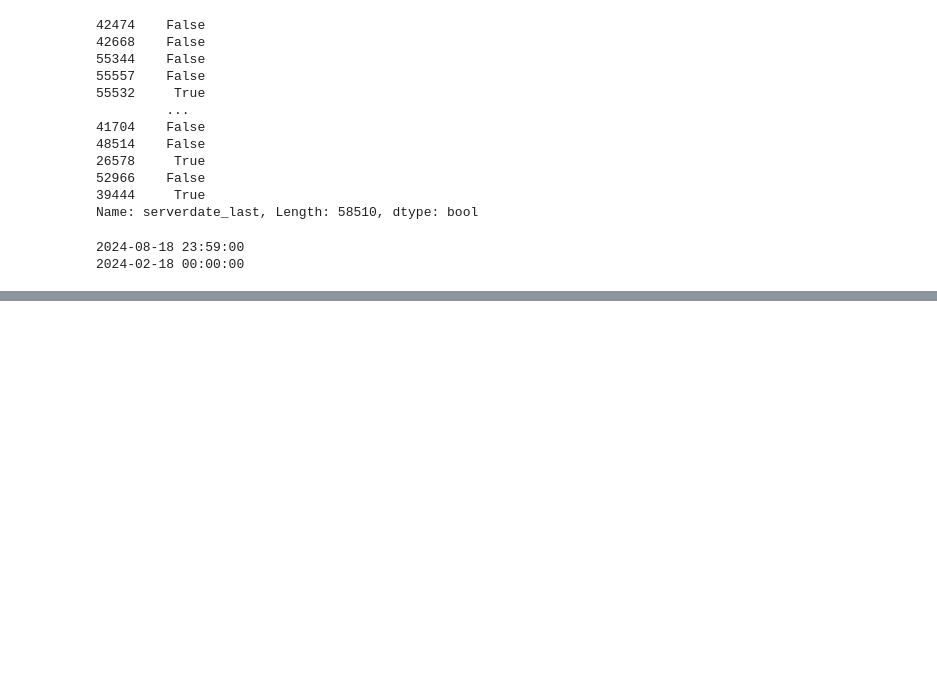
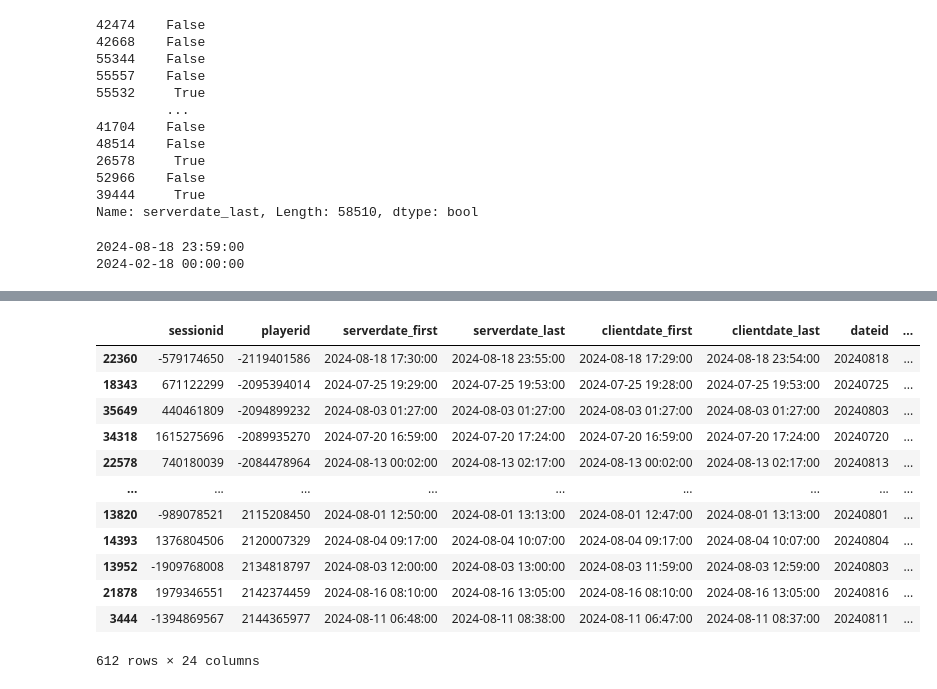
Before and after one commit to Mr28/game-user-engagement-analysis, a Jupyter notebook: Untitled-1.ipynb, the cells around one changed output, grey strips where cells are left out. Drawn from its saved outputs; the diff is of its cells as text; code cells hidden in the pictures; blank space fills up the shorter version.

```diff
--- a/Untitled-1.ipynb
+++ b/Untitled-1.ipynb
@@ -614,7 +614,7 @@ Index(['sessionid', 'playerid', 'serverdate_first', 'serverdate_last',
        'playtime_ratio'],
       dtype='object')
 # %%
-df['gap_between_sessions'] = (df['serverdate_first']-df.groupby('playerid')['serverdate_last'].shift(periods=1)).dt.seconds / 3600
+df['gap_between_sessions'] = (df['serverdate_first']-df.groupby('playerid')['serverdate_last'].shift(periods=1)).dt.total_seconds() / 3600
 df
 # %% [output]
 |  | sessionid | playerid | serverdate_first | serverdate_last | clientdate_first | clientdate_last | dateid | ... |
@@ -672,8 +672,11 @@ print(min_date)
 2024-08-18 23:59:00
 2024-02-18 00:00:00
 # %%
-df['last_session'] = df.groupby('playerid')['serverdate_last'].shift(periods=-1).isna() & \
-    ((max_date-df['serverdate_last']).dt.seconds/3600) > df['mean_gap_between_sessions'] + 2*df['std_gap_between_sessions']
+df['last_session'] = (df.groupby('playerid')['serverdate_last'].shift(periods=-1).isna()) & \
+    (((max_date-df['serverdate_last']).dt.total_seconds()/3600) > df['mean_gap_between_sessions'] + 2*df['std_gap_between_sessions'])
+
+df.loc[(df.groupby('playerid')['serverdate_last'].shift(periods=-1).isna()) & (df['std_gap_between_sessions'].isna()), 'last_session'] = True
+
 df
 # %% [output]
 |  | sessionid | playerid | serverdate_first | serverdate_last | clientdate_first | clientdate_last | dateid | ... |
@@ -714,0 +695,20 @@ with pd.option_context('display.max_rows', None,
+# %%
+df['left_time_seconds'] = (max_date-df['serverdate_last']).dt.seconds/3600
+df['left_time_total_seconds'] = (max_date-df['serverdate_last']).dt.total_seconds()/3600
+# %%
+df[(df.groupby('playerid')['serverdate_last'].shift(periods=-1).isna()) & \
+    ~(df['last_session'])]
+# %% [output]
+|  | sessionid | playerid | serverdate_first | serverdate_last | clientdate_first | clientdate_last | dateid | ... |
+| 22360 | -579174650 | -2119401586 | 2024-08-18 17:30:00 | 2024-08-18 23:55:00 | 2024-08-18 17:29:00 | 2024-08-18 23:54:00 | 20240818 | ... |
+| 18343 | 671122299 | -2095394014 | 2024-07-25 19:29:00 | 2024-07-25 19:53:00 | 2024-07-25 19:28:00 | 2024-07-25 19:53:00 | 20240725 | ... |
+| 35649 | 440461809 | -2094899232 | 2024-08-03 01:27:00 | 2024-08-03 01:27:00 | 2024-08-03 01:27:00 | 2024-08-03 01:27:00 | 20240803 | ... |
+| 34318 | 1615275696 | -2089935270 | 2024-07-20 16:59:00 | 2024-07-20 17:24:00 | 2024-07-20 16:59:00 | 2024-07-20 17:24:00 | 20240720 | ... |
+| 22578 | 740180039 | -2084478964 | 2024-08-13 00:02:00 | 2024-08-13 02:17:00 | 2024-08-13 00:02:00 | 2024-08-13 02:17:00 | 20240813 | ... |
+| ... | ... | ... | ... | ... | ... | ... | ... | ... |
+| 13820 | -989078521 | 2115208450 | 2024-08-01 12:50:00 | 2024-08-01 13:13:00 | 2024-08-01 12:47:00 | 2024-08-01 13:13:00 | 20240801 | ... |
+| 14393 | 1376804506 | 2120007329 | 2024-08-04 09:17:00 | 2024-08-04 10:07:00 | 2024-08-04 09:17:00 | 2024-08-04 10:07:00 | 20240804 | ... |
+| 13952 | -1909768008 | 2134818797 | 2024-08-03 12:00:00 | 2024-08-03 13:00:00 | 2024-08-03 11:59:00 | 2024-08-03 12:59:00 | 20240803 | ... |
+| 21878 | 1979346551 | 2142374459 | 2024-08-16 08:10:00 | 2024-08-16 13:05:00 | 2024-08-16 08:10:00 | 2024-08-16 13:05:00 | 20240816 | ... |
+| 3444 | -1394869567 | 2144365977 | 2024-08-11 06:48:00 | 2024-08-11 08:38:00 | 2024-08-11 06:47:00 | 2024-08-11 08:37:00 | 20240811 | ... |
+612 rows × 24 columns
```
Also changed, not shown: parts of 7 cells of this notebook.
